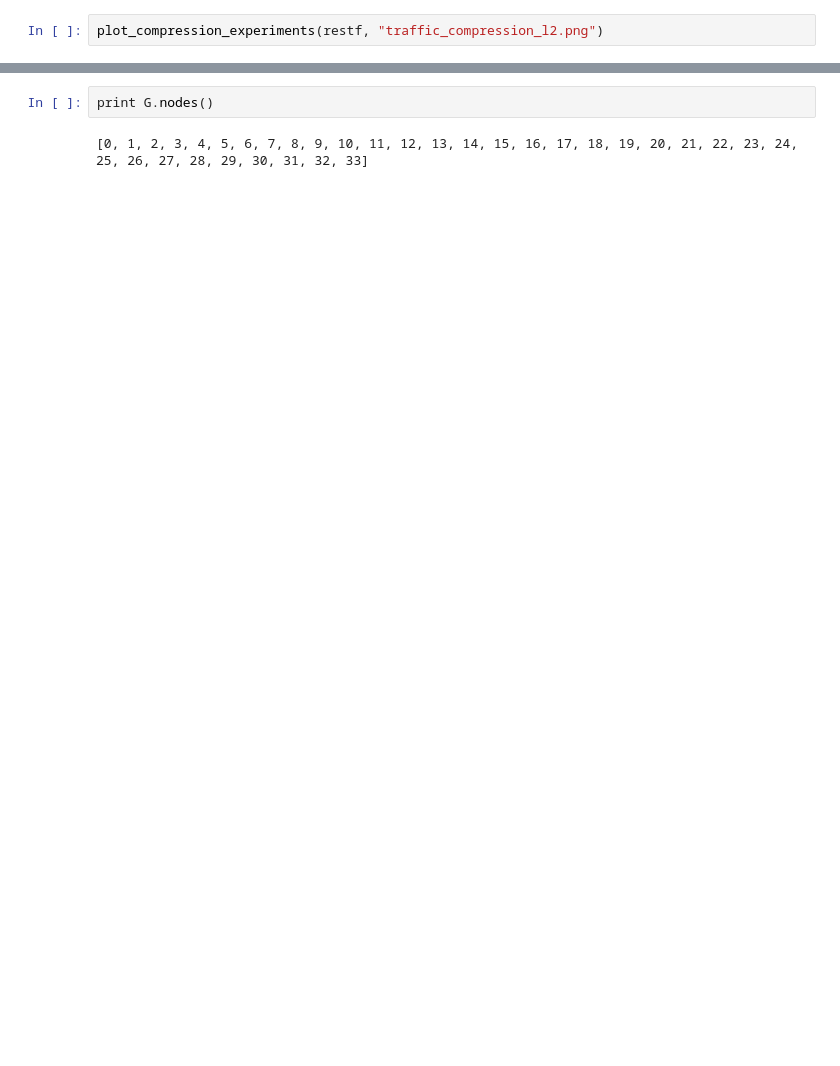
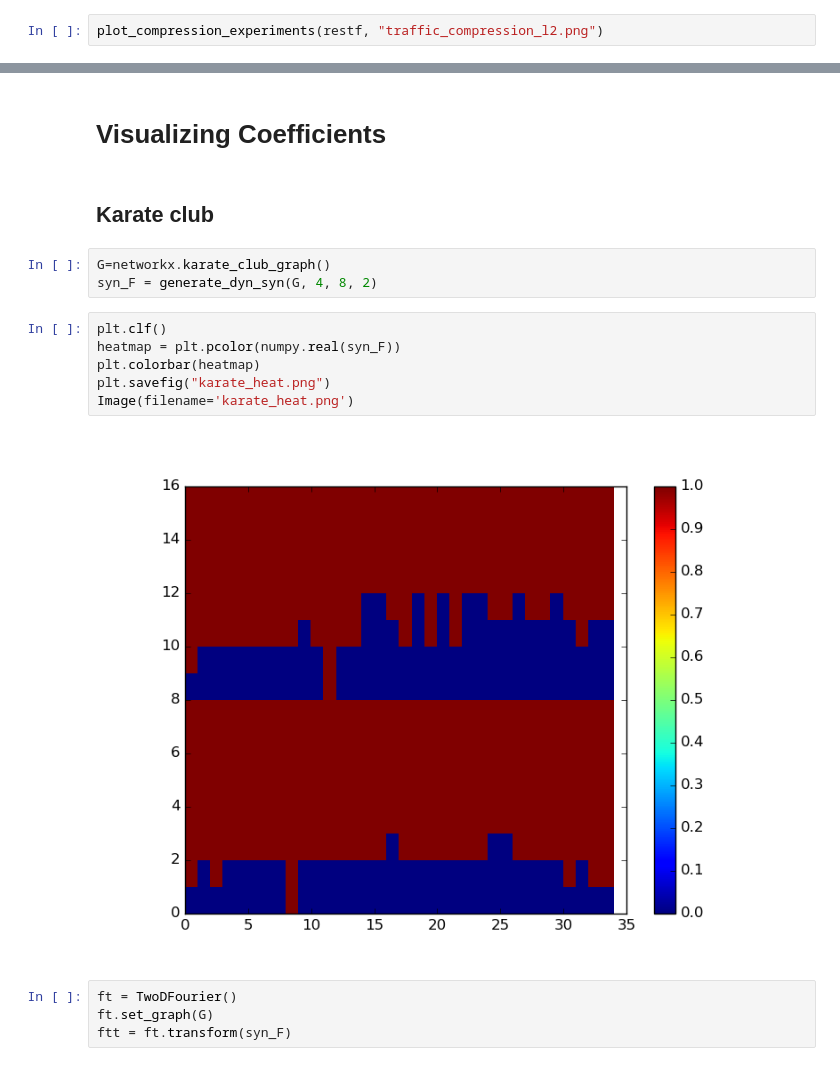
Before and after one commit to arleilps/network-process-discovery, a Jupyter notebook: network-processes.ipynb, the cells around one changed output, grey strips where cells are left out. Cells and saved outputs as stored; diff of their text form; blank space fills up the shorter version.

```diff
--- a/network-processes.ipynb
+++ b/network-processes.ipynb
@@ -1284,4 +1358,19 @@ SVG(filename='graph.svg')
-# %%
-print G.nodes()
-# %% [output]
-[0, 1, 2, 3, 4, 5, 6, 7, 8, 9, 10, 11, 12, 13, 14, 15, 16, 17, 18, 19, 20, 21, 22, 23, 24, 25, 26, 27, 28, 29, 30, 31, 32, 33]
+# %% [markdown]
+# Visualizing Coefficients
+# %% [markdown]
+## Karate club
+# %%
+G=networkx.karate_club_graph()
+syn_F = generate_dyn_syn(G, 4, 8, 2)
+# %%
+plt.clf()
+heatmap = plt.pcolor(numpy.real(syn_F))
+plt.colorbar(heatmap)
+plt.savefig("karate_heat.png")
+Image(filename='karate_heat.png')
+# %% [output]
+[figure, added]
+# %%
+ft = TwoDFourier()
+ft.set_graph(G)
+ftt = ft.transform(syn_F)
```
Also changed, not shown: parts of 22 cells of this notebook.
